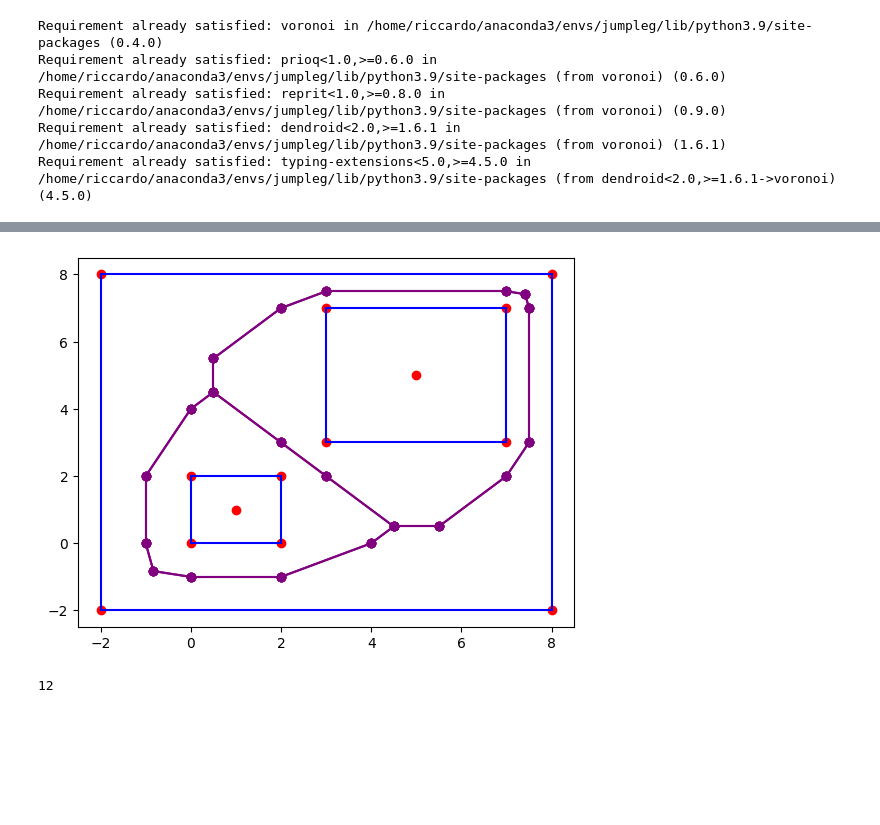
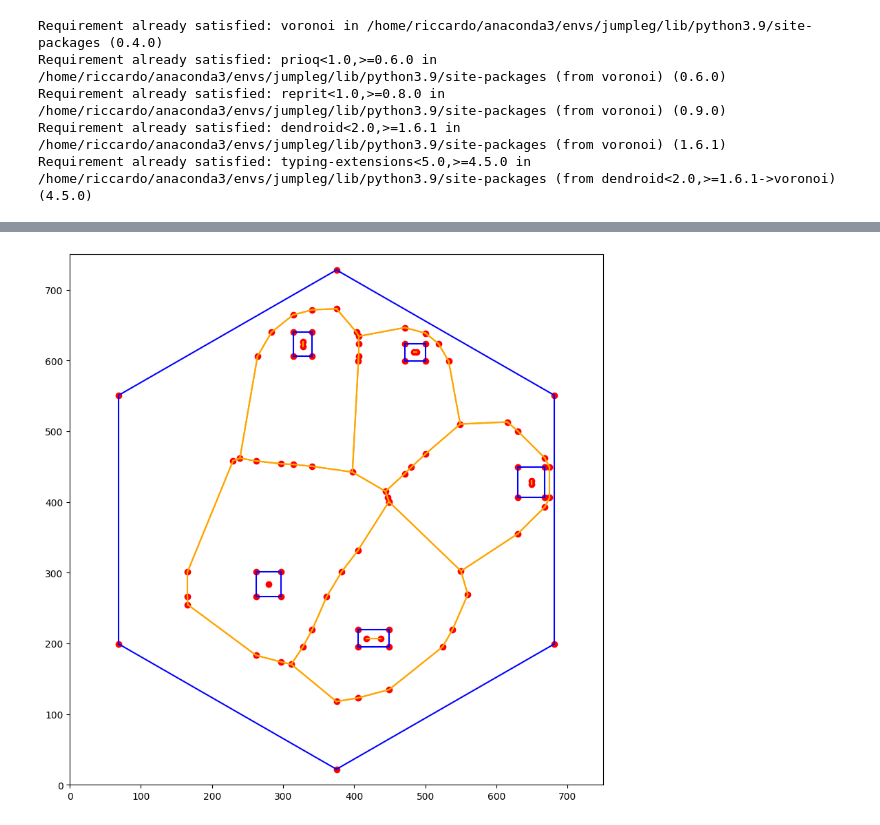
Before and after one commit to nicolazilio0/MAPF, a Jupyter notebook: path_planning/src/voronoi.ipynb, the cells around one changed output, grey strips where cells are left out. Drawn from its saved outputs; the diff is of its cells as text; code cells hidden in the pictures; blank space fills up the shorter version.

```diff
--- a/path_planning/src/voronoi.ipynb
+++ b/path_planning/src/voronoi.ipynb
@@ -28,2 +26,11 @@ obstacles = [[[-2,-2],[8,-2], [8,8], [-2,8]],[[0,0],[2,0], [2,2], [0,2]],[[3,3],
+# %%
+obstacles = [
+    [[500, 624], [471, 624], [471, 599], [500, 599]],
+    [[449, 219], [405, 219], [405, 195], [449, 195]],
+    [[341, 640], [314, 640], [314, 606], [341, 606]],
+    [[297, 301], [262, 301], [262, 266], [297, 266]],
+    [[668, 449], [630, 449], [630, 406], [668, 406]],
+    [[69, 551], [69, 199], [375, 22], [681, 199], [681, 551], [375, 728]],
+]
 # %%
 segments = []
@@ -30,43 +85,44 @@ segments = []
 # %%
+plt.figure(figsize=(10,10))
+
 for obstacle in obstacles:
     for ix in range(0,len(obstacle)-1):
         p1 = obstacle[ix]
         p2 = obstacle[ix+1]
         plt.plot([p1[0],p2[0]], [p1[1],p2[1]],  color = 'blue')
         segments.append(Segment(Point(p1[0],p1[1]),Point(p2[0],p2[1])))
 
     p1 = obstacle[0]
     p2 = obstacle[-1]
     plt.plot([p1[0],p2[0]], [p1[1],p2[1]],  color = 'blue')
     segments.append(Segment(Point(p1[0],p1[1]),Point(p2[0],p2[1])))
 
 diagram = Diagram()
 diagram.construct([], segments)
 
 for vertex in diagram.vertices:
     plt.scatter(vertex.x, vertex.y, color='red')
 
-filtered_edges = [edge for edge in diagram.edges if edge.is_finite and edge.is_primary]
 final_edges = []
+final_vertices = []
 
-for edge in filtered_edges:
-    start = edge.start
-    end = edge.end
+for edge in diagram.edges:
+    if edge.is_finite and edge.is_primary:
+        start = edge.start
+        end = edge.end
 
-    if delete_vertex(start, obstacles) or delete_vertex(end, obstacles):
-        pass
-    else:
-        final_edges.append(edge)
-        plt.plot([start.x, end.x],[start.y, end.y], color='purple')
-        plt.scatter([start.x, end.x],[start.y, end.y], color='purple')
-        # plt.plot([start.x, end.x],[start.y, end.y])
-        # plt.scatter([start.x, end.x],[start.y, end.y])
+        if delete_vertex(start, obstacles) or delete_vertex(end, obstacles):
+            pass
+        else:
+            plt.plot([start.x, end.x],[start.y, end.y], color="orange")
+            if edge.twin not in final_edges:
+                final_edges.append(edge)
+            if start not in final_vertices:
+                final_vertices.append(start)
 
 
+plt.xlim(0,750)
+plt.ylim(0,750)
 plt.show()
 # %% [output]
-[figure, old version]
+[figure, new version]
-# %%
-len(segments)
-# %% [output]
-12
```
Also changed, not shown: parts of 9 cells of this notebook, 27 other files.
